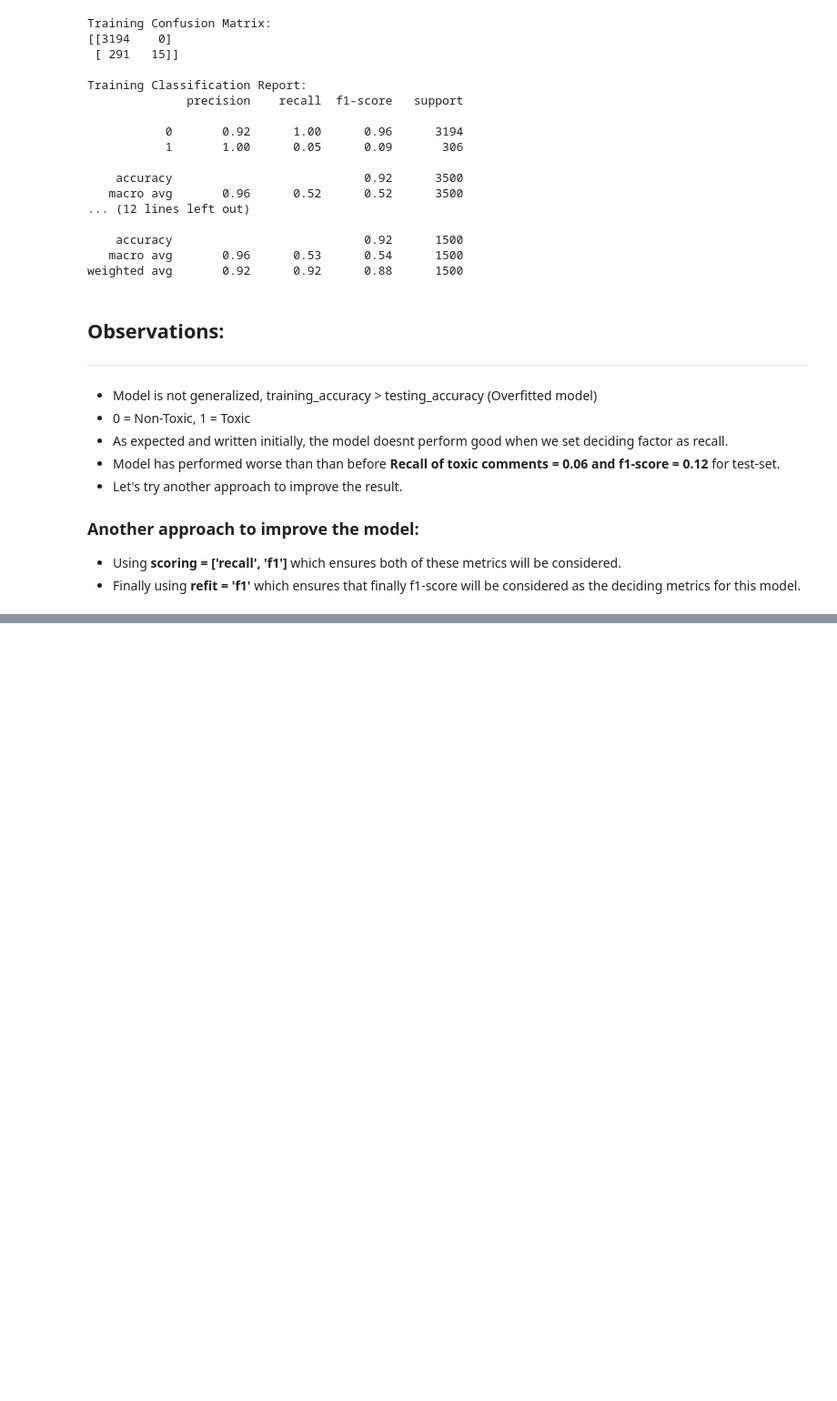
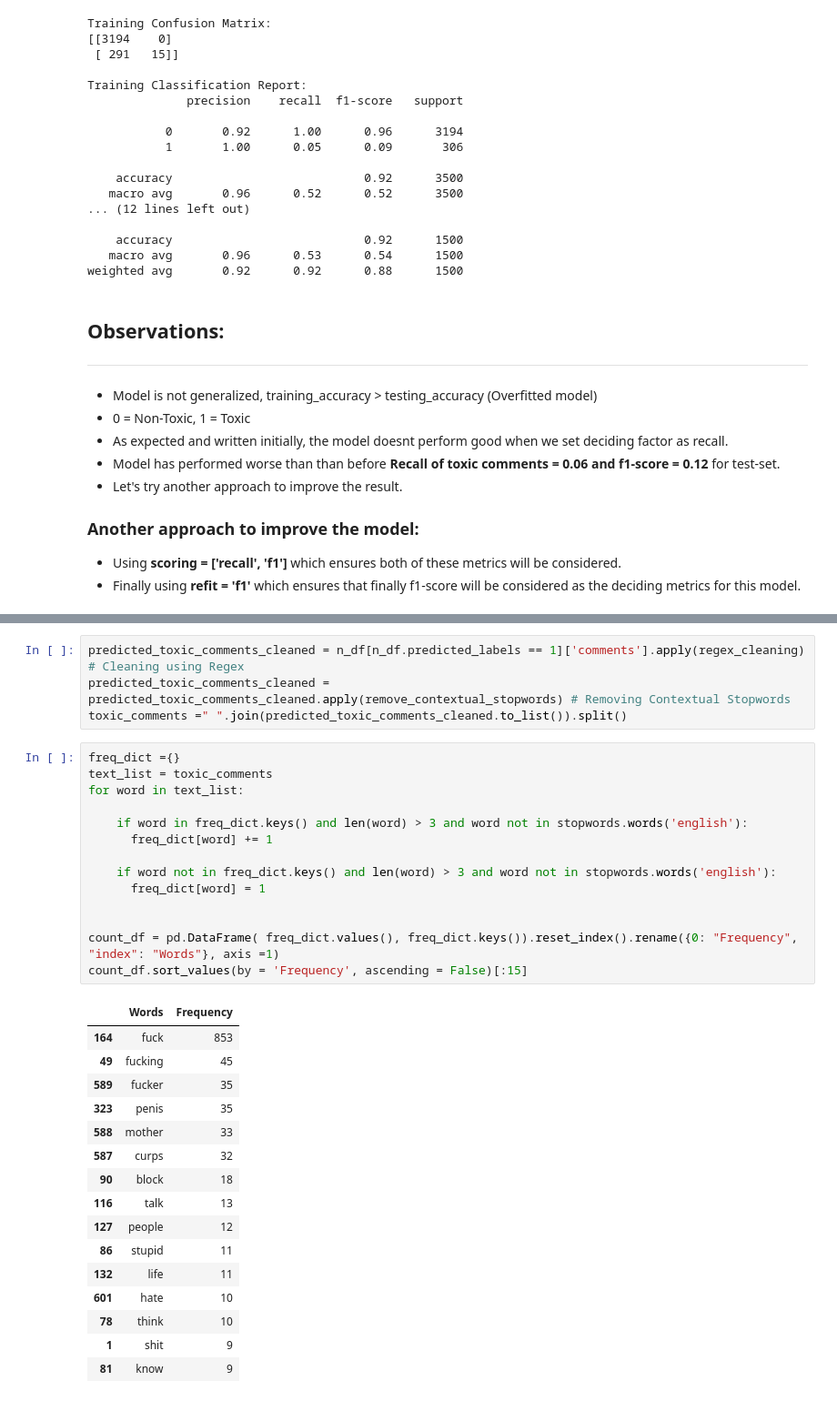
Before and after one commit to snikhil17/NLP_Simplilearn, a Jupyter notebook: capstone_project_2_wikipedia_toxicity/wikiToxicity.ipynb, the cells around one changed output, grey strips where cells are left out. Shown at 91% size. Saved outputs shown, nothing was run; the diff lists cells and outputs as text; blank space fills up the shorter version.

```diff
--- a/capstone_project_2_wikipedia_toxicity/wikiToxicity.ipynb
+++ b/capstone_project_2_wikipedia_toxicity/wikiToxicity.ipynb
@@ -566,0 +679,35 @@ weighted avg       0.92      0.92      0.88      1500
+# %%
+predicted_toxic_comments_cleaned = n_df[n_df.predicted_labels == 1]['comments'].apply(regex_cleaning)  # Cleaning using Regex
+predicted_toxic_comments_cleaned = predicted_toxic_comments_cleaned.apply(remove_contextual_stopwords) # Removing Contextual Stopwords
+toxic_comments =" ".join(predicted_toxic_comments_cleaned.to_list()).split()
+# %%
+freq_dict ={}
+text_list = toxic_comments
+for word in text_list:
+
+    if word in freq_dict.keys() and len(word) > 3 and word not in stopwords.words('english'):
+      freq_dict[word] += 1
+
+    if word not in freq_dict.keys() and len(word) > 3 and word not in stopwords.words('english'):
+      freq_dict[word] = 1
+
+
+count_df = pd.DataFrame( freq_dict.values(), freq_dict.keys()).reset_index().rename({0: "Frequency", "index": "Words"}, axis =1)
+count_df.sort_values(by = 'Frequency', ascending = False)[:15]
+# %% [output]
+|  | Words | Frequency |
+| 164 | fuck | 853 |
+| 49 | fucking | 45 |
+| 589 | fucker | 35 |
+| 323 | penis | 35 |
+| 588 | mother | 33 |
+| 587 | curps | 32 |
+| 90 | block | 18 |
+| 116 | talk | 13 |
+| 127 | people | 12 |
+| 86 | stupid | 11 |
+| 132 | life | 11 |
+| 601 | hate | 10 |
+| 78 | think | 10 |
+| 1 | shit | 9 |
+| 81 | know | 9 |
```
Also changed, not shown: parts of 10 cells of this notebook.
